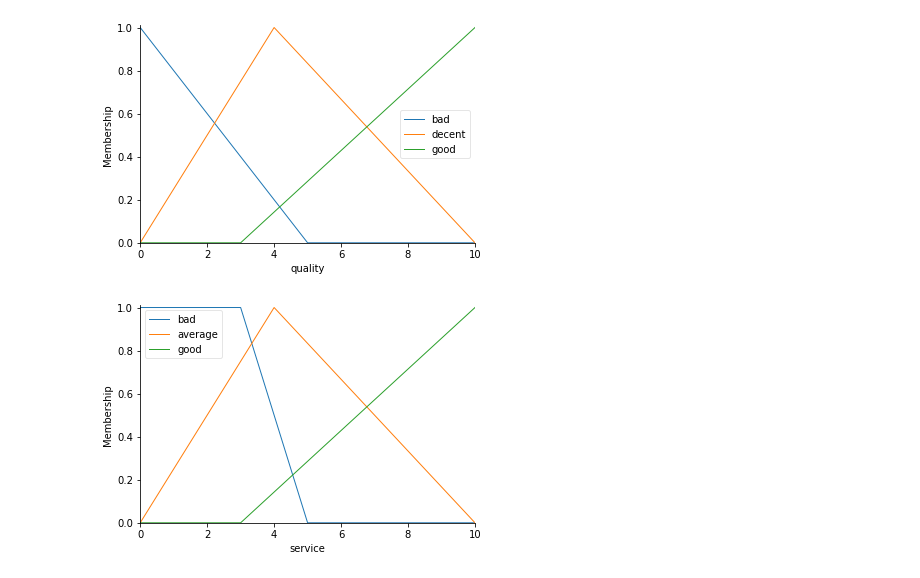
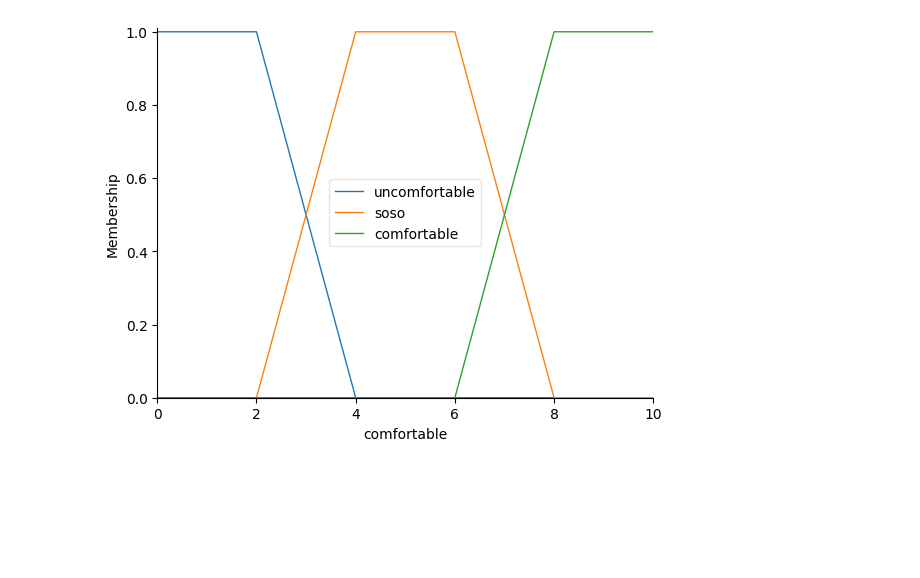
Before and after one commit to cheahpc/CAI3013N-Introduction-To-AI-Assignment-Project-Snowman, a Jupyter notebook: Fuzzy_Tipping.ipynb, the cells around one changed output. Saved outputs shown, nothing was run; the diff lists cells and outputs as text; code cells hidden in the pictures; blank space fills up the shorter version.

Commit message:
Fuzzy logic membership function defined Working on integration

```diff
--- a/Fuzzy_Tipping.ipynb
+++ b/Fuzzy_Tipping.ipynb
@@ -31,9 +6,26 @@ tip['high'] = fuzz.trimf(tip.universe, [13, 25, 25])
+# %%
+# New Antecedent/Consequent
+humidity = ctrl.Antecedent(np.arange(0, 101, 0.11), "humidity")
+lightlevel = ctrl.Antecedent(np.arange(0, 101, 1), "lightlevel")
+temperature = ctrl.Antecedent(np.arange(0, 41, 1), "temperature")
+comfortable = ctrl.Consequent(np.arange(0, 11, 1), "comfortable")
+
+# Define membership function
+humidity["low"] = fuzz.trapmf(humidity.universe, [0, 0, 25, 60])
+humidity["normal"] = fuzz.trapmf(humidity.universe, [25, 40, 60, 75])
+humidity["High"] = fuzz.trapmf(humidity.universe, [40, 75, 100, 100])
+lightlevel["dark"] = fuzz.trapmf(lightlevel.universe, [0, 0, 25, 50])
+lightlevel["normal"] = fuzz.trapmf(lightlevel.universe, [25, 40, 60, 75])
+lightlevel["bright"] = fuzz.trapmf(lightlevel.universe, [60, 80, 100, 100])
+temperature["cold"] = fuzz.trapmf(temperature.universe, [0, 0, 16, 24])
+temperature["normal"] = fuzz.trapmf(temperature.universe, [16, 22, 27, 30])
+temperature["hot"] = fuzz.trapmf(temperature.universe, [25, 30, 40, 40])
+comfortable["uncomfortable"] = fuzz.trapmf(comfortable.universe, [0, 0, 2, 4])
+comfortable["soso"] = fuzz.trapmf(comfortable.universe, [2, 4, 6, 8])
+comfortable["comfortable"] = fuzz.trapmf(comfortable.universe, [6, 8, 10, 10])
 # %%
-#To help understand what the membership looks like, use the ``view`` methods.
-quality.view()
+# To help understand what the membership looks like, use the ``view`` methods.
+# lightlevel.view()
+comfortable.view()
 # %% [output]
-[figure, old version]
+[figure, new version]
-# %%
-service.view()
-# %% [output]
-[figure, removed]
```
Also changed, not shown: parts of 14 cells of this notebook, 1 other file.
